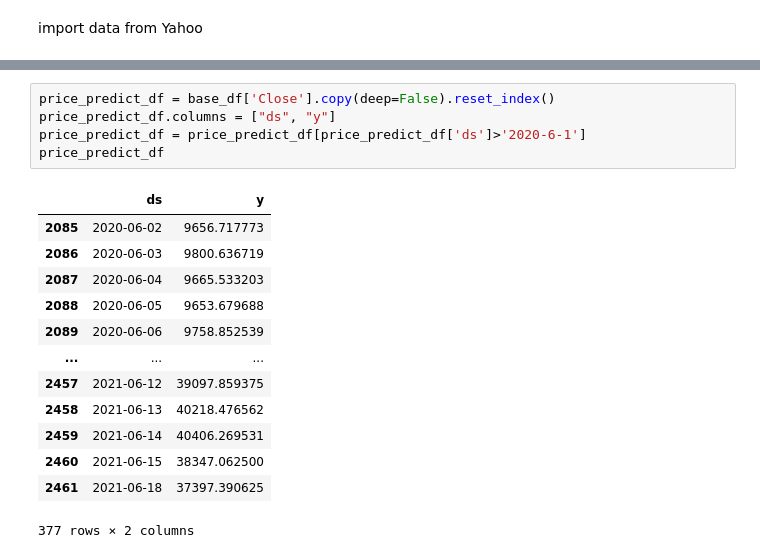
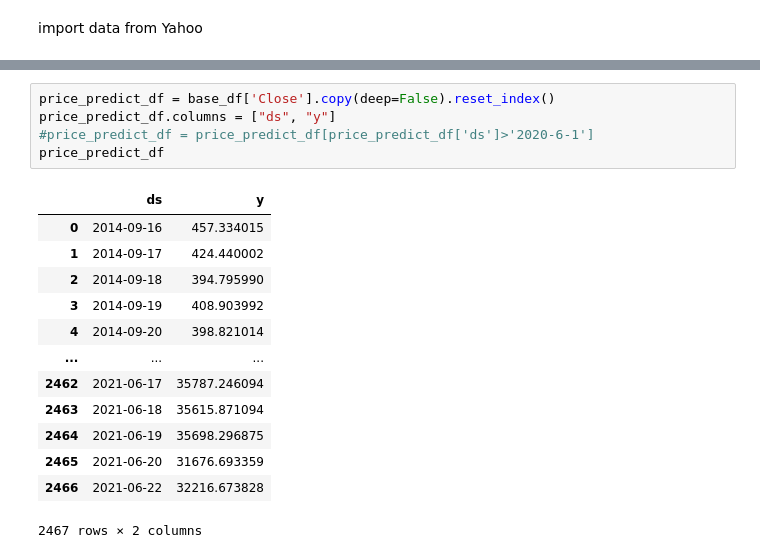
Before and after one commit to ArtTucker/crypto_prices_ML, a Jupyter notebook: preprocessing/by_coin/bitcoin_notebook_from_Yahoo.ipynb, the cells around one changed output, grey strips where cells are left out. Saved outputs shown, nothing was run; the diff lists cells and outputs as text.

```diff
--- a/preprocessing/by_coin/bitcoin_notebook_from_Yahoo.ipynb
+++ b/preprocessing/by_coin/bitcoin_notebook_from_Yahoo.ipynb
@@ -163,20 +163,20 @@ base_df
 # %%
 price_predict_df = base_df['Close'].copy(deep=False).reset_index()
 price_predict_df.columns = ["ds", "y"]
-price_predict_df = price_predict_df[price_predict_df['ds']>'2020-6-1']
+#price_predict_df = price_predict_df[price_predict_df['ds']>'2020-6-1']
 price_predict_df
 # %% [output]
 |  | ds | y |
-| 2085 | 2020-06-02 | 9656.717773 |
-| 2086 | 2020-06-03 | 9800.636719 |
-| 2087 | 2020-06-04 | 9665.533203 |
-| 2088 | 2020-06-05 | 9653.679688 |
-| 2089 | 2020-06-06 | 9758.852539 |
+| 0 | 2014-09-16 | 457.334015 |
+| 1 | 2014-09-17 | 424.440002 |
+| 2 | 2014-09-18 | 394.795990 |
+| 3 | 2014-09-19 | 408.903992 |
+| 4 | 2014-09-20 | 398.821014 |
 | ... | ... | ... |
-| 2457 | 2021-06-12 | 39097.859375 |
-| 2458 | 2021-06-13 | 40218.476562 |
-| 2459 | 2021-06-14 | 40406.269531 |
-| 2460 | 2021-06-15 | 38347.062500 |
-| 2461 | 2021-06-18 | 37397.390625 |
+| 2462 | 2021-06-17 | 35787.246094 |
+| 2463 | 2021-06-18 | 35615.871094 |
+| 2464 | 2021-06-19 | 35698.296875 |
+| 2465 | 2021-06-20 | 31676.693359 |
+| 2466 | 2021-06-22 | 32216.673828 |
-377 rows × 2 columns
+2467 rows × 2 columns
 # %%
```
Also changed, not shown: parts of 8 cells of this notebook, 1 other file.
